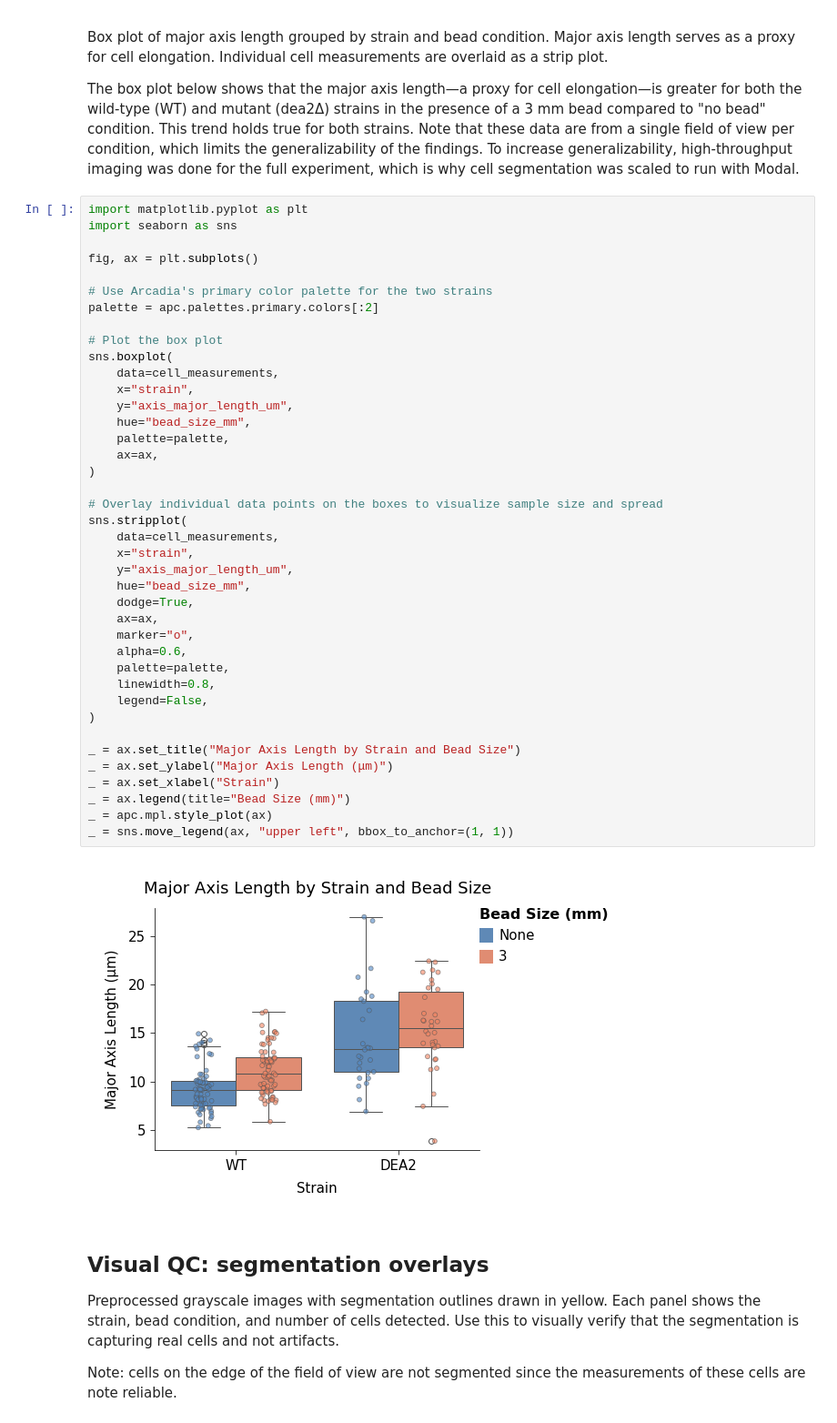
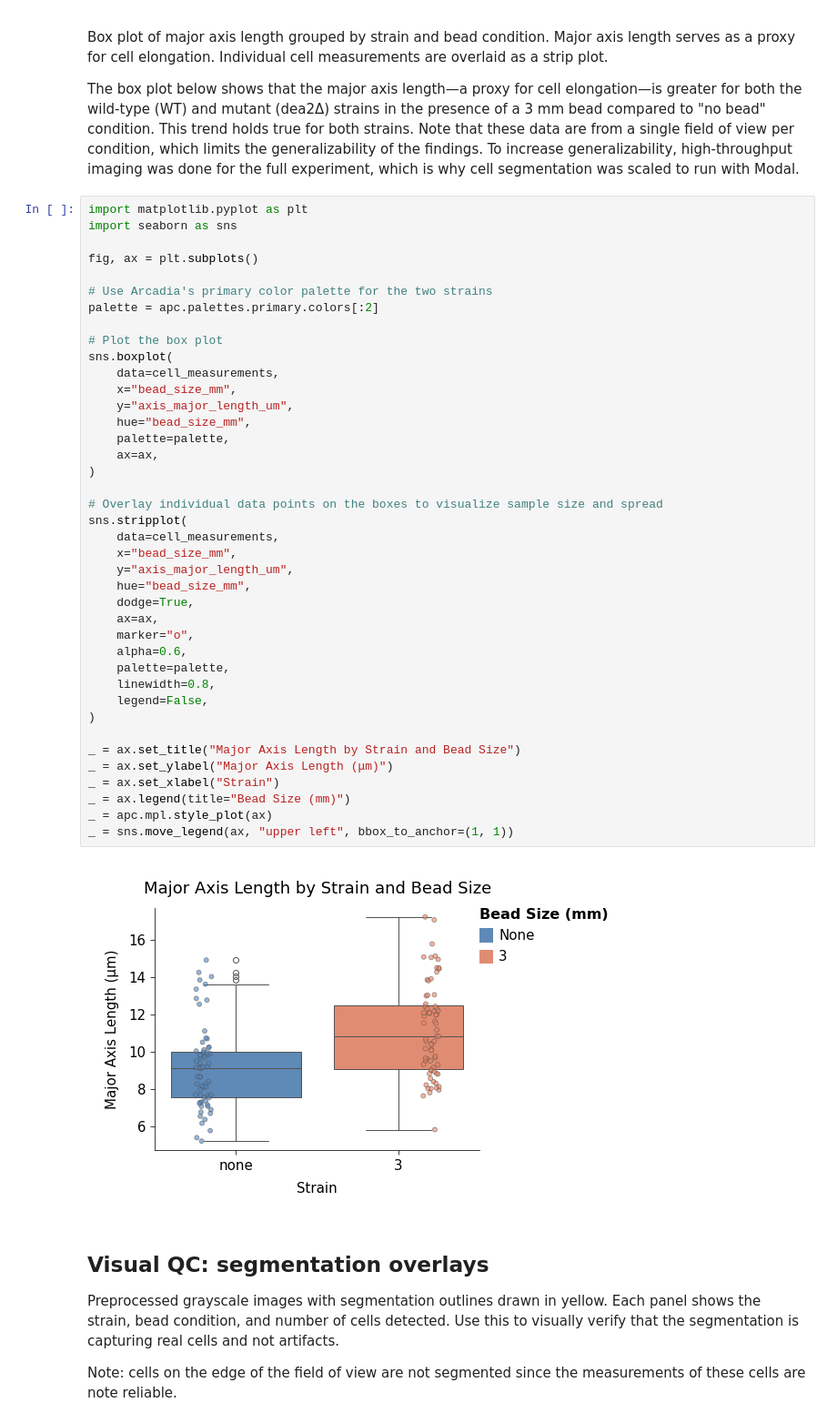
Before and after one commit to Arcadia-Science/beads-cell-growth, a Jupyter notebook: notebooks/segmentation-example.ipynb, the cells around one changed output. Shown at 91% size. Cells and saved outputs as stored; diff of their text form.

```diff
--- a/notebooks/segmentation-example.ipynb
+++ b/notebooks/segmentation-example.ipynb
@@ -140,36 +130,36 @@ palette = apc.palettes.primary.colors[:2]
 # Plot the box plot
 sns.boxplot(
     data=cell_measurements,
-    x="strain",
+    x="bead_size_mm",
     y="axis_major_length_um",
     hue="bead_size_mm",
     palette=palette,
     ax=ax,
 )
 
 # Overlay individual data points on the boxes to visualize sample size and spread
 sns.stripplot(
     data=cell_measurements,
-    x="strain",
+    x="bead_size_mm",
     y="axis_major_length_um",
     hue="bead_size_mm",
     dodge=True,
     ax=ax,
     marker="o",
     alpha=0.6,
     palette=palette,
     linewidth=0.8,
     legend=False,
 )
 
 _ = ax.set_title("Major Axis Length by Strain and Bead Size")
 _ = ax.set_ylabel("Major Axis Length (μm)")
 _ = ax.set_xlabel("Strain")
 _ = ax.legend(title="Bead Size (mm)")
 _ = apc.mpl.style_plot(ax)
 _ = sns.move_legend(ax, "upper left", bbox_to_anchor=(1, 1))
 # %% [output]
-[figure, old version]
+[figure, new version]
 # %% [markdown]
 ## Visual QC: segmentation overlays
 
```
Also changed, not shown: parts of 3 cells of this notebook.
